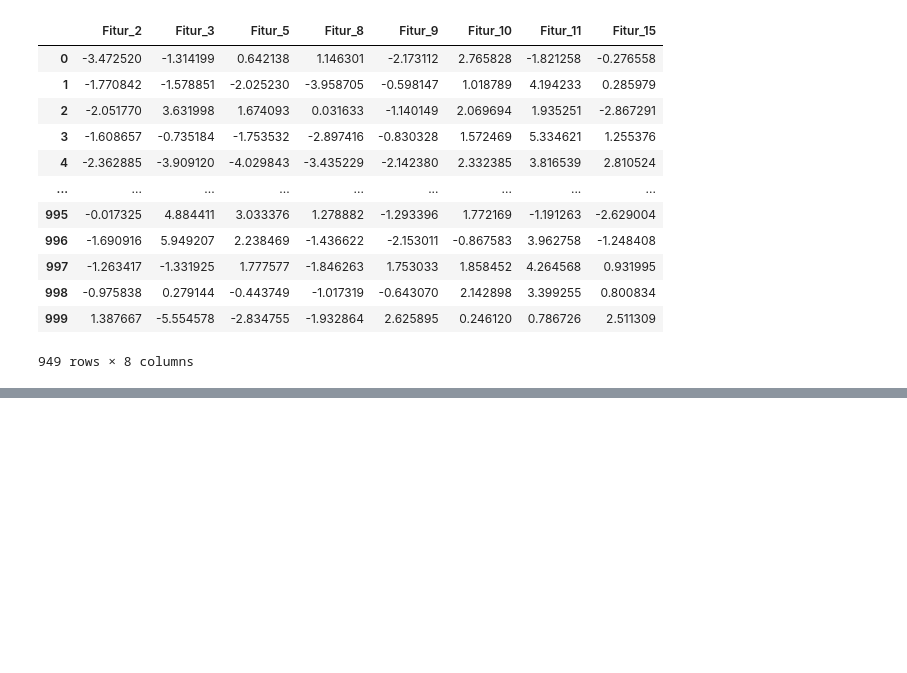
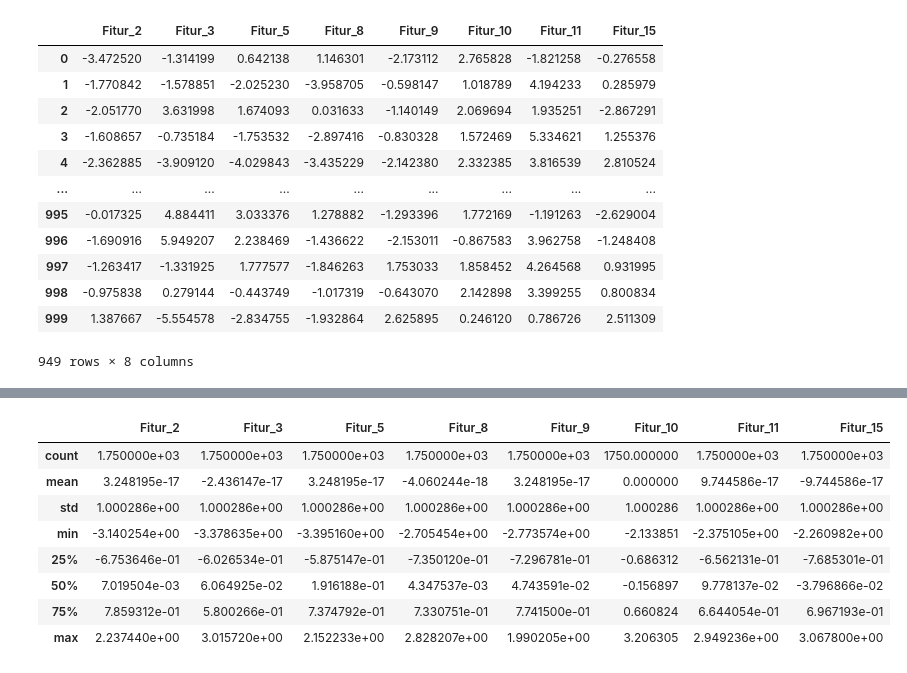
Before and after one commit to adrianramadhan/feature-engineering-case-study, a Jupyter notebook: notebook.ipynb, the cells around one changed output, grey strips where cells are left out. Saved outputs shown, nothing was run; the diff lists cells and outputs as text; code cells hidden in the pictures; blank space fills up the shorter version.

```diff
--- a/notebook.ipynb
+++ b/notebook.ipynb
@@ -186,0 +244,12 @@ X_cleaned
+# %%
+X_resampled.describe(include='all')
+# %% [output]
+|  | Fitur_2 | Fitur_3 | Fitur_5 | Fitur_8 | Fitur_9 | Fitur_10 | Fitur_11 | Fitur_15 |
+| count | 1.750000e+03 | 1.750000e+03 | 1.750000e+03 | 1.750000e+03 | 1.750000e+03 | 1750.000000 | 1.750000e+03 | 1.750000e+03 |
+| mean | 3.248195e-17 | -2.436147e-17 | 3.248195e-17 | -4.060244e-18 | 3.248195e-17 | 0.000000 | 9.744586e-17 | -9.744586e-17 |
+| std | 1.000286e+00 | 1.000286e+00 | 1.000286e+00 | 1.000286e+00 | 1.000286e+00 | 1.000286 | 1.000286e+00 | 1.000286e+00 |
+| min | -3.140254e+00 | -3.378635e+00 | -3.395160e+00 | -2.705454e+00 | -2.773574e+00 | -2.133851 | -2.375105e+00 | -2.260982e+00 |
+| 25% | -6.753646e-01 | -6.026534e-01 | -5.875147e-01 | -7.350120e-01 | -7.296781e-01 | -0.686312 | -6.562131e-01 | -7.685301e-01 |
+| 50% | 7.019504e-03 | 6.064925e-02 | 1.916188e-01 | 4.347537e-03 | 4.743591e-02 | -0.156897 | 9.778137e-02 | -3.796866e-02 |
+| 75% | 7.859312e-01 | 5.800266e-01 | 7.374792e-01 | 7.330751e-01 | 7.741500e-01 | 0.660824 | 6.644054e-01 | 6.967193e-01 |
+| max | 2.237440e+00 | 3.015720e+00 | 2.152233e+00 | 2.828207e+00 | 1.990205e+00 | 3.206305 | 2.949236e+00 | 3.067800e+00 |
```
Also changed, not shown: parts of 7 cells of this notebook.
